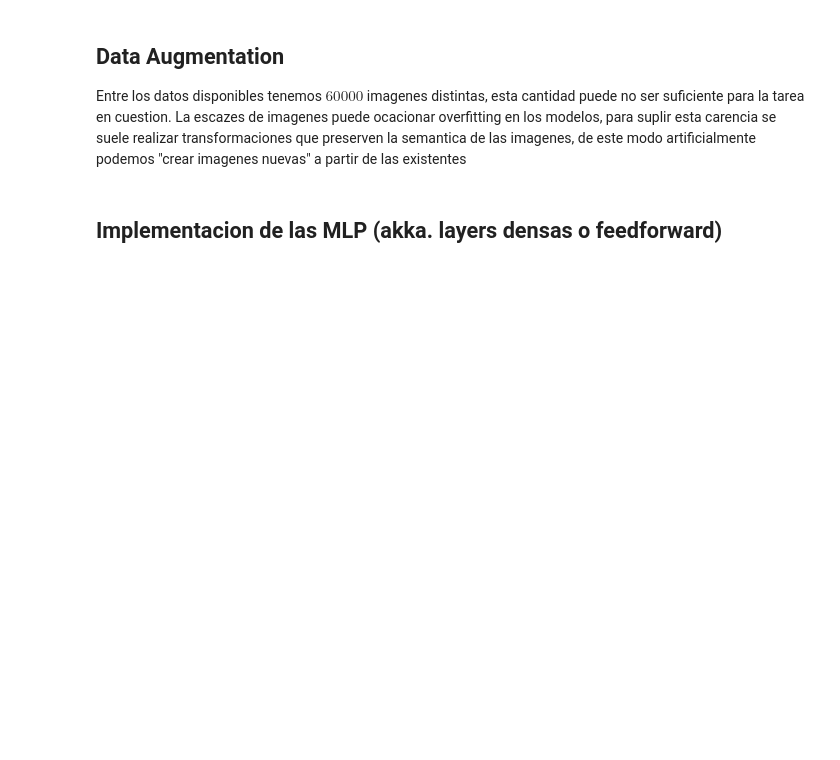
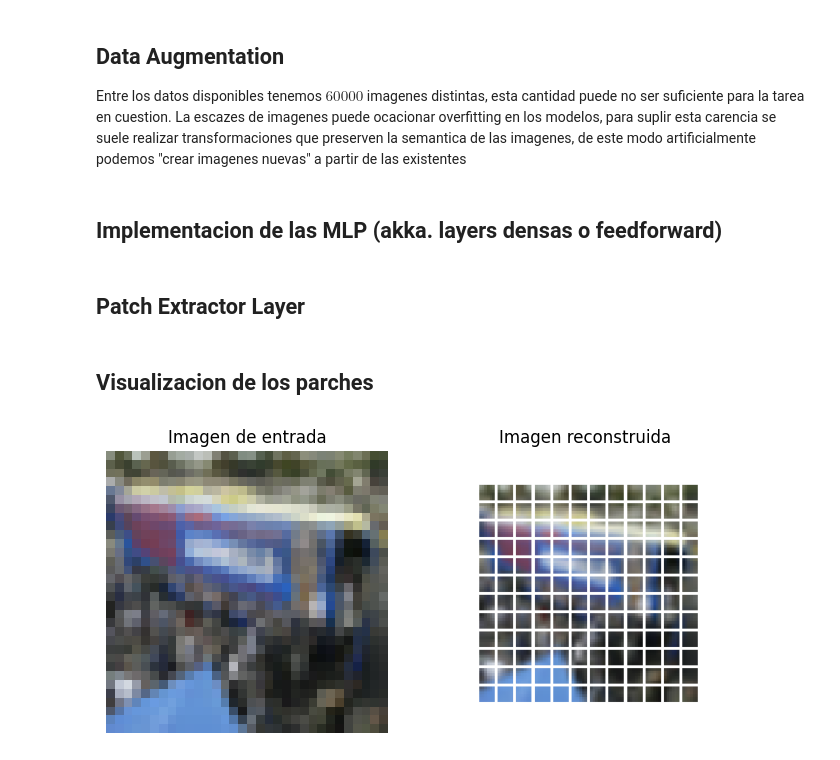
Before and after one commit to jdoffoMELI/DeepLearning-stuffs, a Jupyter notebook: Computer Vision/Image Clasification/VisionTransformer.ipynb, the cells around one changed output. Cells and saved outputs as stored; diff of their text form; code cells hidden in the pictures; blank space fills up the shorter version.

```diff
--- a/Computer Vision/Image Clasification/VisionTransformer.ipynb
+++ b/Computer Vision/Image Clasification/VisionTransformer.ipynb
@@ -127,0 +131,2 @@ def MLP(activations: List[float], hidden_units: List[int], dropout_rate: float)
+# %% [markdown]
+## Patch Extractor Layer
@@ -127,0 +157,46 @@ def MLP(activations: List[float], hidden_units: List[int], dropout_rate: float)
+# %% [markdown]
+## Visualizacion de los parches
+# %%
+Image: TypeAlias = [float, float, float]
+
+def patches_to_image(patches: List[Image]) -> Image:
+    """
+    Con los parches de una imagen construye la imagen original en una grilla y la devuelve
+    como si fuese una unica imagen
+    Args:
+        patches (List[Image]):  Parches de una imagen
+
+    Returns:
+        Image: Imagen reconstruida
+    """
+    import io
+    from PIL import Image
+    n = int(np.sqrt(patches.shape[1]))
+    fig, ax = plt.subplots(n, n, figsize=(4, 4))
+    for i, patch in enumerate(patches[0]):
+        img_patch = ops.reshape(patch, (patch_size, patch_size, 3))
+        img_patch = ops.convert_to_numpy(img_patch).astype("uint8")
+        ax[i // n, i % n].imshow(img_patch)
+        ax[i // n, i % n].axis("off")
+
+    buffer = io.BytesIO()
+    plt.savefig(buffer, format='png')
+    buffer.seek(0)
+    plt.close()
+    return Image.open(buffer)
+# %%
+fig, ax = plt.subplots(1, 2, figsize=(8, 4))
+random_image = x_train[np.random.randint(0, len(x_train))]
+ax[0].imshow(random_image.astype("uint8"))
+ax[0].axis("off")
+ax[0].set_title("Imagen de entrada")
+
+# Obtencion de los parches
+resize_img = ops.image.resize(random_image, size=(image_size, image_size)) # Para obtener una grilla cuadrada
+patches = PatchExtractor(patch_size)(np.expand_dims(resize_img, 0))
+ax[1].axis("off")
+ax[1].imshow(patches_to_image(patches))
+ax[1].set_title("Imagen reconstruida")
+plt.show()
+# %% [output]
+[figure, added]
```
Also changed, not shown: parts of 14 cells of this notebook.
